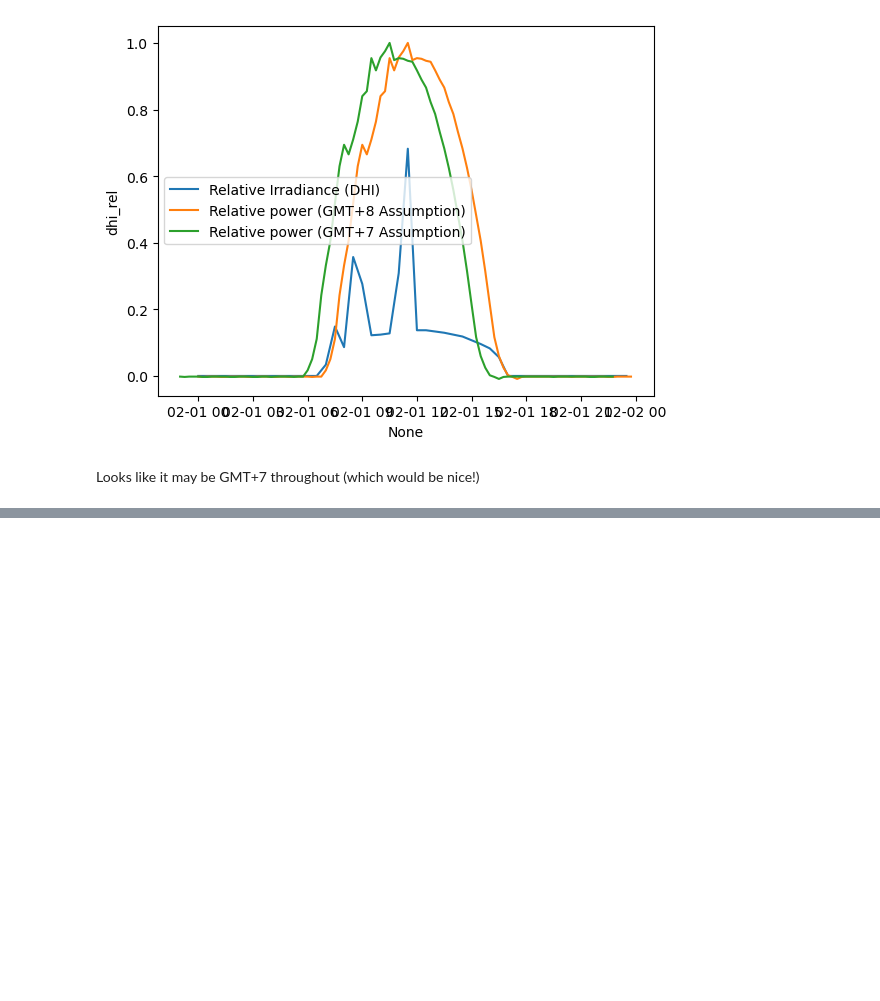
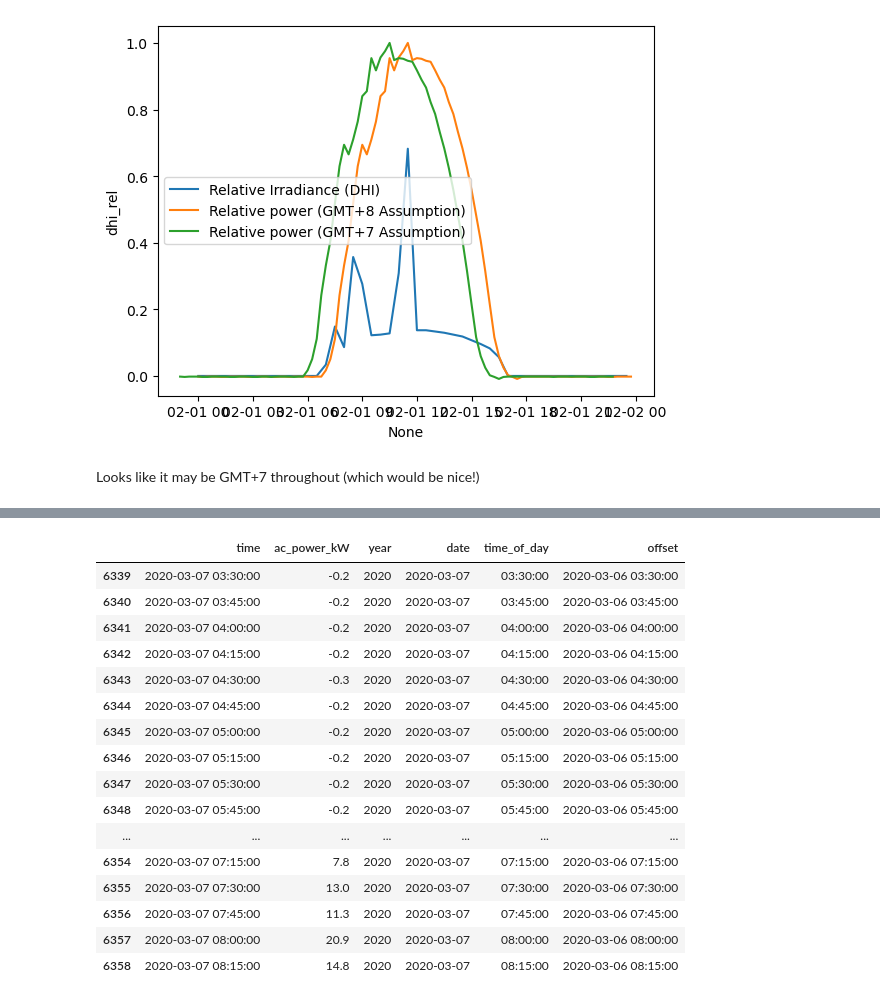
Before and after one commit to Erdos-Projects/predicting-day-ahead-solar-power-production, a Jupyter notebook: src/data/weather/pvlib_practice_CEB.ipynb, the cells around one changed output, grey strips where cells are left out. Saved outputs shown, nothing was run; the diff lists cells and outputs as text; code cells hidden in the pictures; blank space fills up the shorter version.

```diff
--- a/src/data/weather/pvlib_practice_CEB.ipynb
+++ b/src/data/weather/pvlib_practice_CEB.ipynb
@@ -1044,0 +1298,20 @@ Looks like it may be GMT+7 throughout (which would be nice!)
+# %%
+power_data_day_range.iloc[110:130]
+# %% [output]
+|  | time | ac_power_kW | year | date | time_of_day | offset |
+| 6339 | 2020-03-07 03:30:00 | -0.2 | 2020 | 2020-03-07 | 03:30:00 | 2020-03-06 03:30:00 |
+| 6340 | 2020-03-07 03:45:00 | -0.2 | 2020 | 2020-03-07 | 03:45:00 | 2020-03-06 03:45:00 |
+| 6341 | 2020-03-07 04:00:00 | -0.2 | 2020 | 2020-03-07 | 04:00:00 | 2020-03-06 04:00:00 |
+| 6342 | 2020-03-07 04:15:00 | -0.2 | 2020 | 2020-03-07 | 04:15:00 | 2020-03-06 04:15:00 |
+| 6343 | 2020-03-07 04:30:00 | -0.3 | 2020 | 2020-03-07 | 04:30:00 | 2020-03-06 04:30:00 |
+| 6344 | 2020-03-07 04:45:00 | -0.2 | 2020 | 2020-03-07 | 04:45:00 | 2020-03-06 04:45:00 |
+| 6345 | 2020-03-07 05:00:00 | -0.2 | 2020 | 2020-03-07 | 05:00:00 | 2020-03-06 05:00:00 |
+| 6346 | 2020-03-07 05:15:00 | -0.2 | 2020 | 2020-03-07 | 05:15:00 | 2020-03-06 05:15:00 |
+| 6347 | 2020-03-07 05:30:00 | -0.2 | 2020 | 2020-03-07 | 05:30:00 | 2020-03-06 05:30:00 |
+| 6348 | 2020-03-07 05:45:00 | -0.2 | 2020 | 2020-03-07 | 05:45:00 | 2020-03-06 05:45:00 |
+| ... | ... | ... | ... | ... | ... | ... |
+| 6354 | 2020-03-07 07:15:00 | 7.8 | 2020 | 2020-03-07 | 07:15:00 | 2020-03-06 07:15:00 |
+| 6355 | 2020-03-07 07:30:00 | 13.0 | 2020 | 2020-03-07 | 07:30:00 | 2020-03-06 07:30:00 |
+| 6356 | 2020-03-07 07:45:00 | 11.3 | 2020 | 2020-03-07 | 07:45:00 | 2020-03-06 07:45:00 |
+| 6357 | 2020-03-07 08:00:00 | 20.9 | 2020 | 2020-03-07 | 08:00:00 | 2020-03-06 08:00:00 |
+| 6358 | 2020-03-07 08:15:00 | 14.8 | 2020 | 2020-03-07 | 08:15:00 | 2020-03-06 08:15:00 |
```
Also changed, not shown: parts of 19 cells of this notebook, 2 other files.
